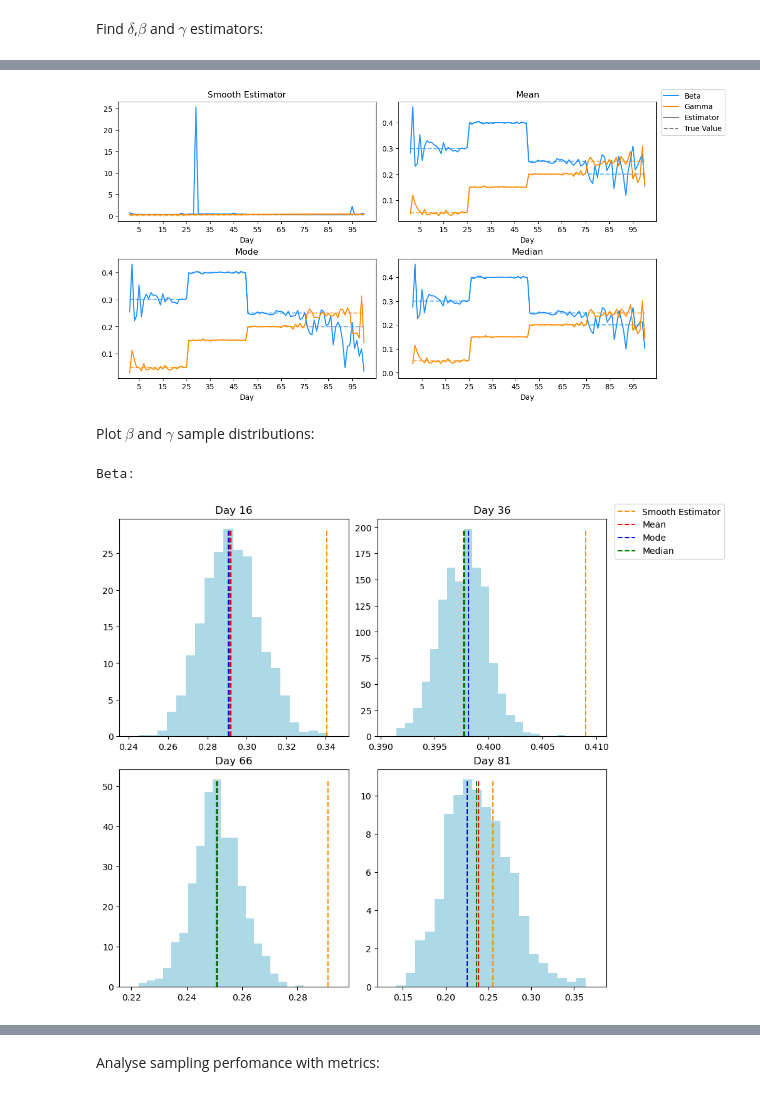
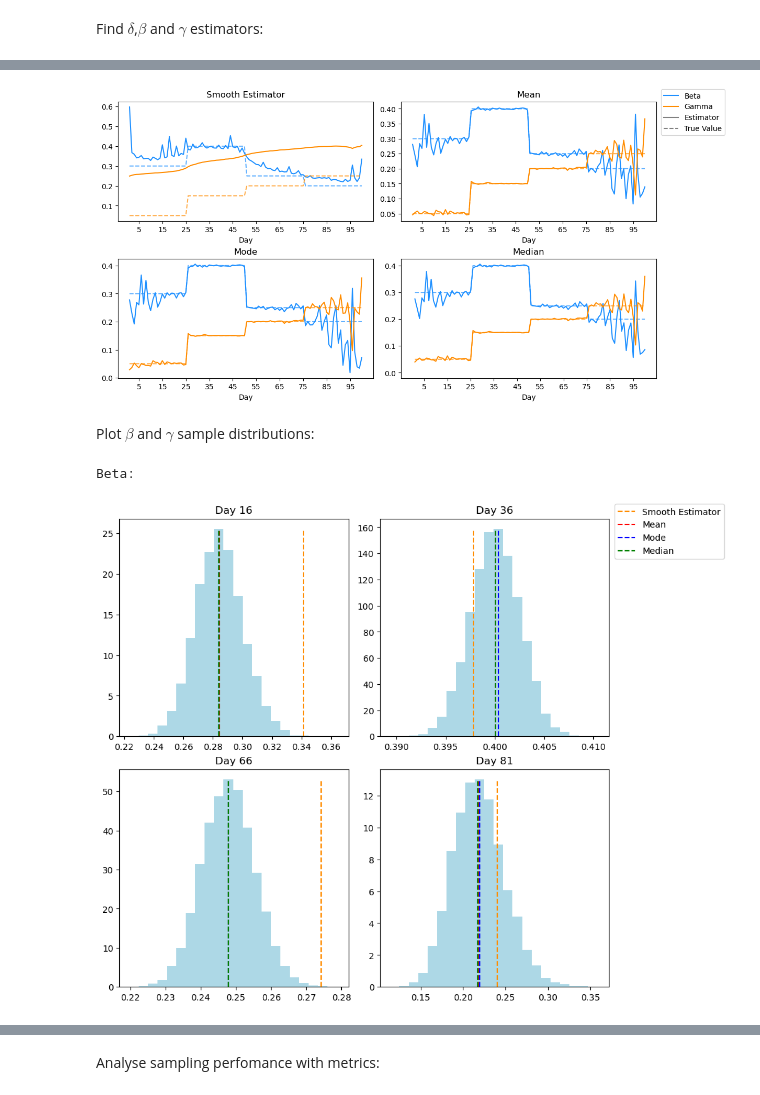
Before and after one commit to enlupi/SIR-Model-Change-Points, a Jupyter notebook: Presentation/Presentation.ipynb, the cells around one changed output, grey strips where cells are left out. Cells and saved outputs as stored; diff of their text form; code cells hidden in the pictures.

```diff
--- a/Presentation/Presentation.ipynb
+++ b/Presentation/Presentation.ipynb
@@ -747,0 +806,4 @@ data
+# %%
+data1,stop_ind1 = sanitise_data(S, I, R, Delta_I, Delta_R, sc=0, d=0)
+
+data1
@@ -748,17 +828,17 @@ data
 # %% [markdown]
 Run Gibbs sampling:
 # %%
-run_chain   = True
+run_chain   = False
 sample_type = 'paper'
-n_samples   = 1000
-p =0.03
+n_samples   = 5000
+p =0.003
 file_name = 'scenario1_p3'
 
-MCMC_chain = {}
+MCMC_chain1 = {}
 if run_chain:
-    MCMC_chain = gibbs_sampling(data, samples=n_samples, burnin=5000, thinning=10, delta_sample=sample_type, p=p)
-    with open(f'Data/{file_name}.pkl', 'wb') as f:
-        pickle.dump(MCMC_chain, f)
+    MCMC_chain1 = gibbs_sampling(data1, samples=n_samples, burnin=5000, T_max=stop_ind1,thinning=10, delta_sample=sample_type, p=p)
+    with open(f'{file_name}.pkl', 'wb') as f:
+        pickle.dump(MCMC_chain1, f)
 else:
-    with open(f'Data/{file_name}.pkl', 'rb') as f:
-        MCMC_chain = pickle.load(f)
+    with open(f'{file_name}.pkl', 'rb') as f:
+        MCMC_chain1 = pickle.load(f)
@@ -769,6 +847,6 @@ Initialization Complete
 # %% [markdown]
 Find $\delta$,$\beta$ and $\gamma$ estimators:
 # %%
-delta_est, beta_est, gamma_est = get_estimators(MCMC_chain, T_max, n_samples)
+delta_est, beta_est, gamma_est = get_estimators(MCMC_chain1, stop_ind1, n_samples)
 stage_est = np.cumsum(delta_est, dtype=int)-1
 # %%
@@ -794,16 +863,19 @@ gamma_mean, gamma_mode, gamma_median = comp_stat(MCMC_chain, 'gamma', bins=20)
+# %%
+beta_mean,  beta_mode,  beta_median  = comp_stat(MCMC_chain1, 'beta', bins=20)
+gamma_mean, gamma_mode, gamma_median = comp_stat(MCMC_chain1, 'gamma', bins=20)
 # %%
-plot_bg(beta_true, beta_est, beta_mean, beta_mode, beta_median,
-        gamma_true, gamma_est, gamma_mean, gamma_mode, gamma_median, T_max)
+plot_bg(beta_true[0][:stop_ind1], beta_est, beta_mean, beta_mode, beta_median,
+        gamma_true[0][:stop_ind1], gamma_est, gamma_mean, gamma_mode, gamma_median, stop_ind1)
 # %% [output]
-[figure, old version]
+[figure, new version]
 # %% [markdown]
 Plot $\beta$ and $\gamma$ sample distributions:
 # %%
 times=[15, 35, 65, 80]
 print("Beta:")
-plot_distrib(MCMC_chain, 'beta', beta_est, beta_mean, beta_mode, beta_median, 20, times)
+plot_distrib(MCMC_chain1, 'beta', beta_est, beta_mean, beta_mode, beta_median, 20, times)
 # %% [output]
 Beta:
-[figure, old version]
+[figure, new version]
 # %%
 print("Gamma:")
```
Also changed, not shown: parts of 50 cells of this notebook, 9 other files.
